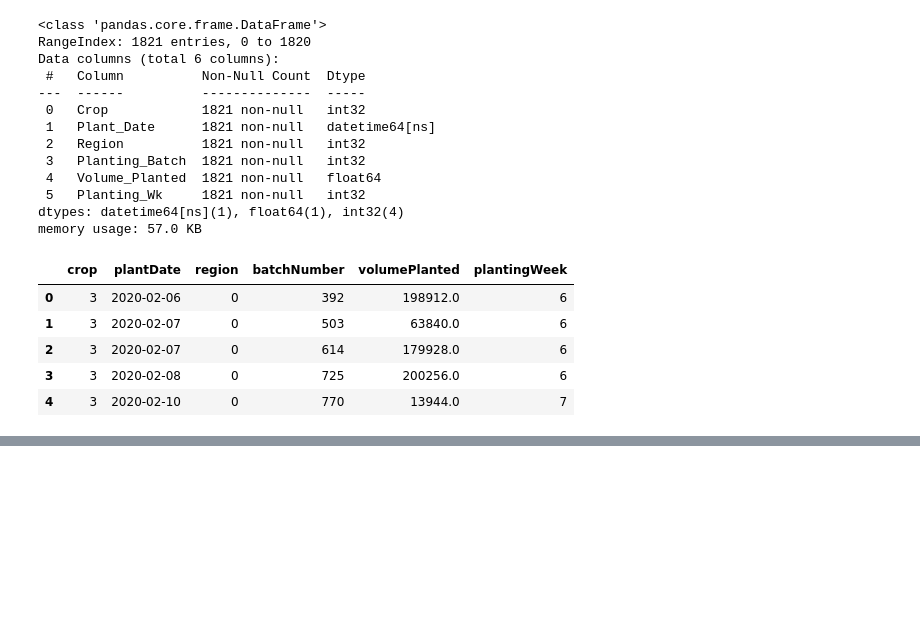
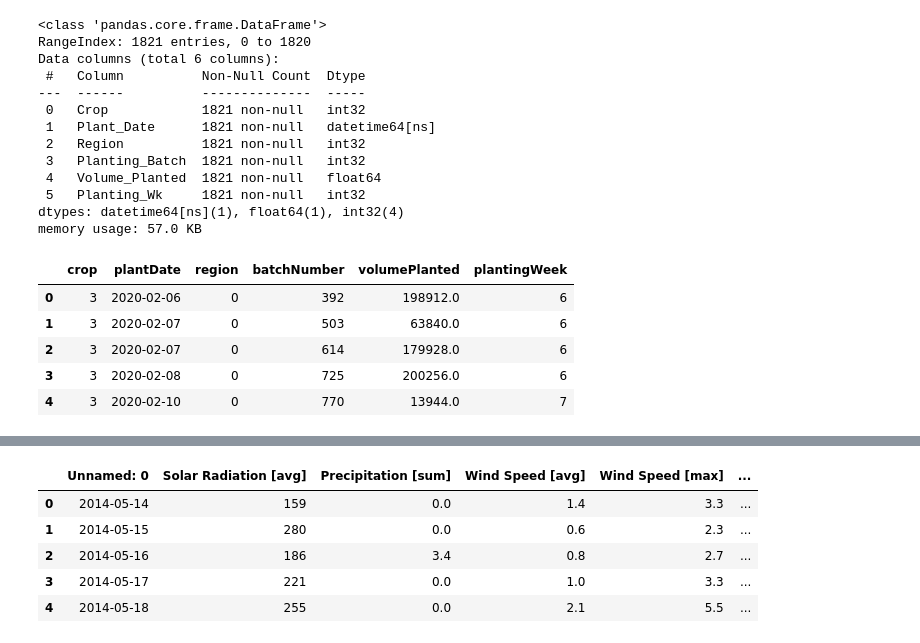
Before and after one commit to rigovm101/CE888_DataScience, a Jupyter notebook: Project/PreProcessing.ipynb, the cells around one changed output, grey strips where cells are left out. Drawn from its saved outputs; the diff is of its cells as text; code cells hidden in the pictures; blank space fills up the shorter version.

Commit message:
Started processing weather data

```diff
--- a/Project/PreProcessing.ipynb
+++ b/Project/PreProcessing.ipynb
@@ -239,0 +266,10 @@ plantingSheet.head()
+# %%
+weatherSheet = pd.read_excel('Data.xlsx', sheet_name='weather')
+weatherSheet.head()
+# %% [output]
+|  | Unnamed: 0 | Solar Radiation [avg] | Precipitation [sum] | Wind Speed [avg] | Wind Speed [max] | ... |
+| 0 | 2014-05-14 | 159 | 0.0 | 1.4 | 3.3 | ... |
+| 1 | 2014-05-15 | 280 | 0.0 | 0.6 | 2.3 | ... |
+| 2 | 2014-05-16 | 186 | 3.4 | 0.8 | 2.7 | ... |
+| 3 | 2014-05-17 | 221 | 0.0 | 1.0 | 3.3 | ... |
+| 4 | 2014-05-18 | 255 | 0.0 | 2.1 | 5.5 | ... |
```
Also changed, not shown: parts of 3 cells of this notebook, 1 other file.
